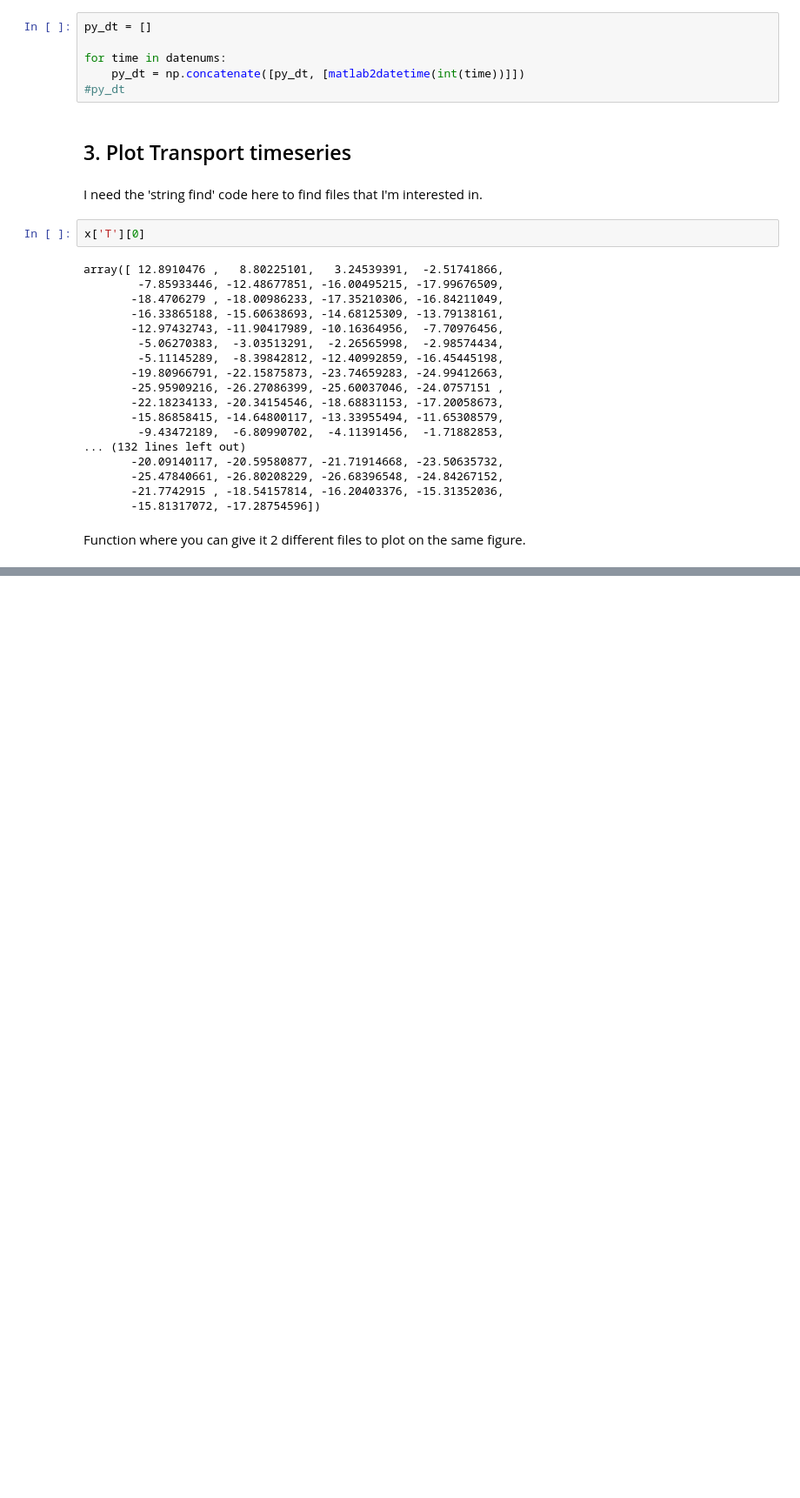
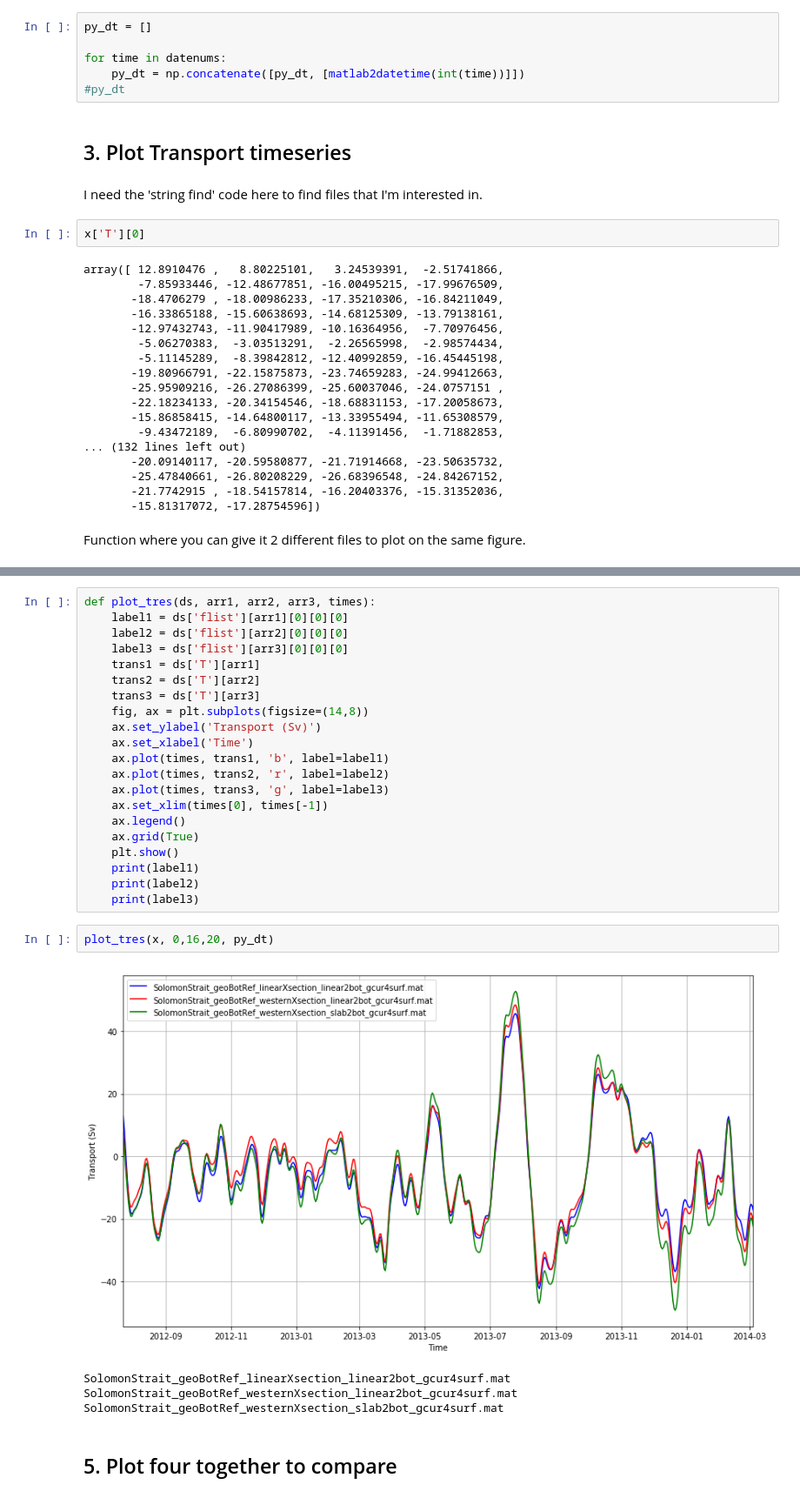
Before and after one commit to disandroa/Example-Notebooks, a Jupyter notebook: Data/obs_plot_comp.ipynb, the cells around one changed output, grey strips where cells are left out. Shown at 87% size. Saved outputs shown, nothing was run; the diff lists cells and outputs as text; blank space fills up the shorter version.

```diff
--- a/Data/obs_plot_comp.ipynb
+++ b/Data/obs_plot_comp.ipynb
@@ -84,0 +117,30 @@ plot_two(x, 2, 5, py_dt)
+# %%
+def plot_tres(ds, arr1, arr2, arr3, times):
+    label1 = ds['flist'][arr1][0][0][0]
+    label2 = ds['flist'][arr2][0][0][0]
+    label3 = ds['flist'][arr3][0][0][0]
+    trans1 = ds['T'][arr1]
+    trans2 = ds['T'][arr2]
+    trans3 = ds['T'][arr3]
+    fig, ax = plt.subplots(figsize=(14,8))
+    ax.set_ylabel('Transport (Sv)')
+    ax.set_xlabel('Time')
+    ax.plot(times, trans1, 'b', label=label1)
+    ax.plot(times, trans2, 'r', label=label2)
+    ax.plot(times, trans3, 'g', label=label3)
+    ax.set_xlim(times[0], times[-1])
+    ax.legend()
+    ax.grid(True)
+    plt.show()
+    print(label1)
+    print(label2)
+    print(label3)
+# %%
+plot_tres(x, 0,16,20, py_dt)
+# %% [output]
+[figure, added]
+SolomonStrait_geoBotRef_linearXsection_linear2bot_gcur4surf.mat
+SolomonStrait_geoBotRef_westernXsection_linear2bot_gcur4surf.mat
+SolomonStrait_geoBotRef_westernXsection_slab2bot_gcur4surf.mat
+# %% [markdown]
+## 5. Plot four together to compare
```
Also changed, not shown: parts of 8 cells of this notebook.
